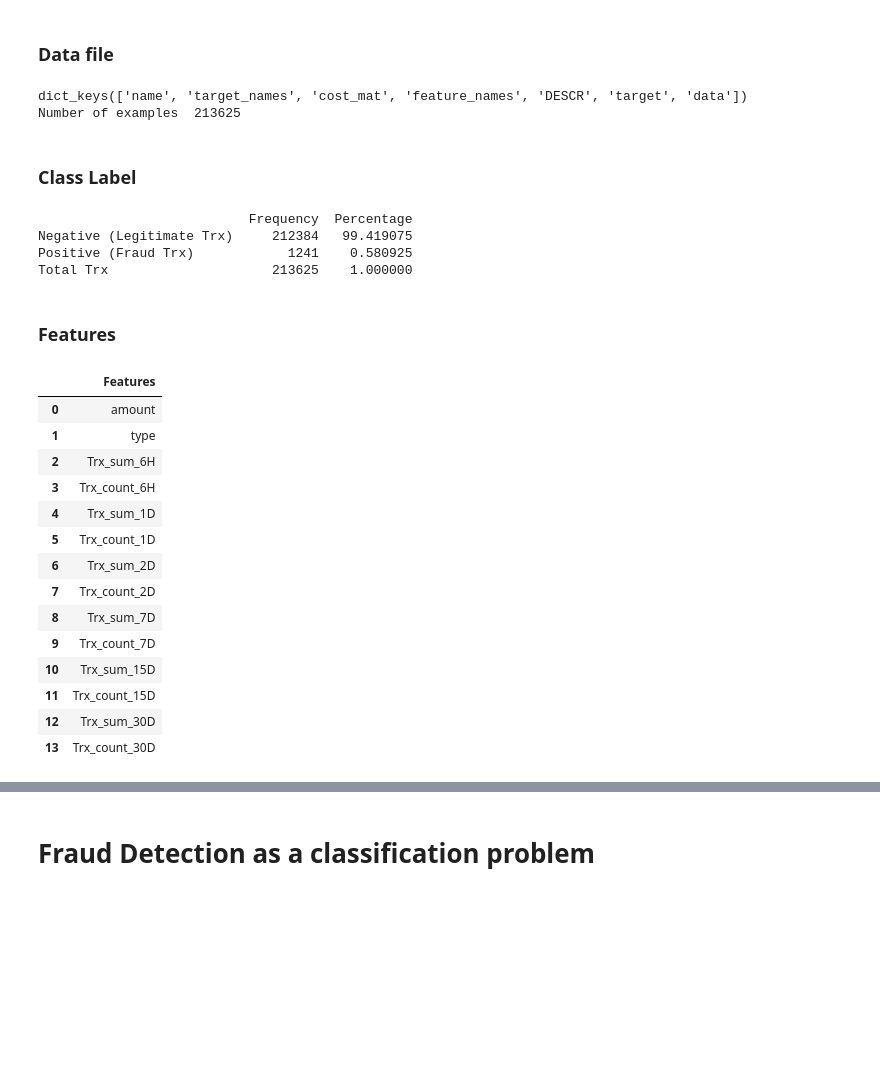
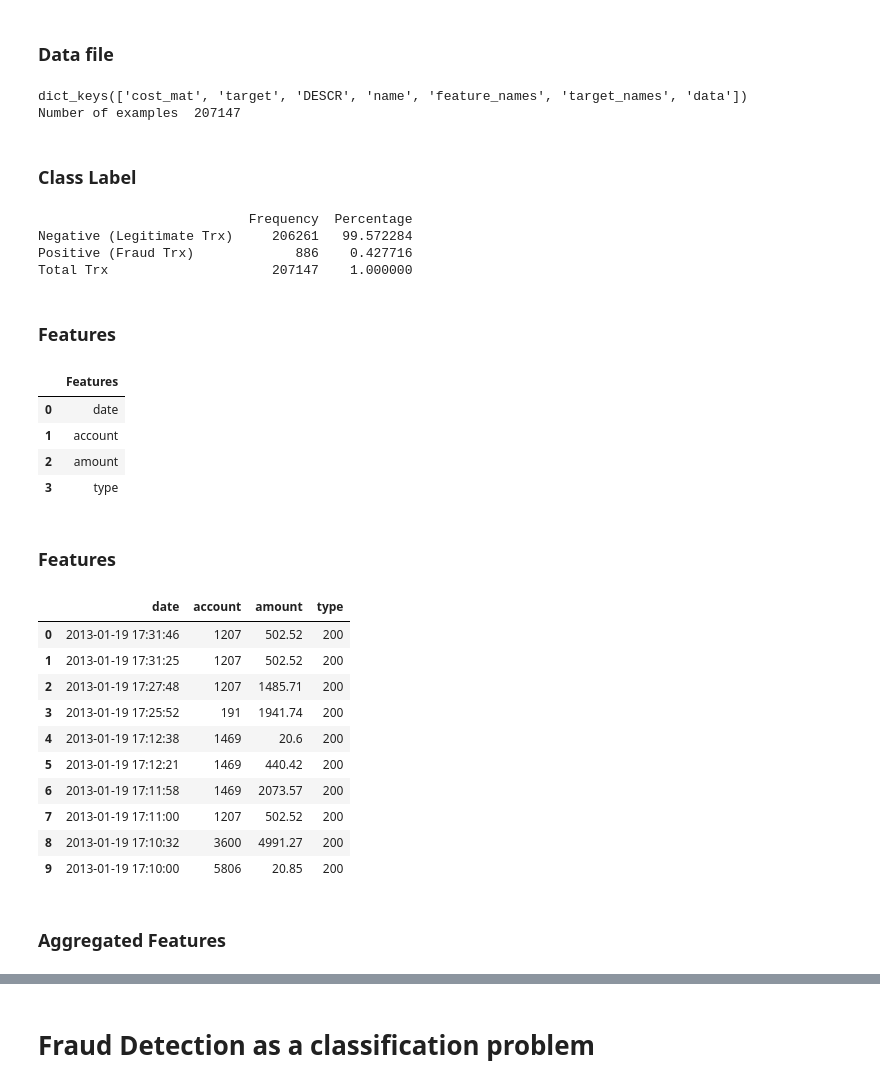
Before and after one commit to albahnsen/CostSensitiveClassification, a Jupyter notebook: doc/tutorials/slides_edcs_fraud_detection.ipynb, the cells around one changed output, grey strips where cells are left out. Saved outputs shown, nothing was run; the diff lists cells and outputs as text; code cells hidden in the pictures; blank space fills up the shorter version.

```diff
--- a/doc/tutorials/slides_edcs_fraud_detection.ipynb
+++ b/doc/tutorials/slides_edcs_fraud_detection.ipynb
@@ -132,13 +132,13 @@ from costcla import datasets
 from costcla.datasets.base import Bunch
 def load_fraud(cost_mat_parameters=dict(Ca=10)):
 #     data_ = pd.read_pickle("trx_fraud_data.pk")
-    data_ = pd.read_pickle("/home/al/DriveAl/EasySol/Projects/DetectTA/Tests/trx_fraud_data.pk")
+    data_ = pd.read_pickle("/home/al/DriveAl/EasySol/Projects/DetectTA/Tests/trx_fraud_data_v3_agg.pk")
     target = data_['fraud'].values
     data = data_.drop('fraud', 1)
     n_samples = data.shape[0]
     cost_mat = np.zeros((n_samples, 4))
     cost_mat[:, 0] = cost_mat_parameters['Ca']
-    cost_mat[:, 1] = data['amount'] / 10
+    cost_mat[:, 1] = data['amount']
     cost_mat[:, 2] = cost_mat_parameters['Ca']
     cost_mat[:, 3] = 0.0
     return Bunch(data=data.values, target=target, cost_mat=cost_mat,
@@ -153,8 +153,8 @@ data = datasets.load_fraud()
 print(data.keys())
 print('Number of examples ', data.target.shape[0])
 # %% [output]
-dict_keys(['name', 'target_names', 'cost_mat', 'feature_names', 'DESCR', 'target', 'data'])
-Number of examples  213625
+dict_keys(['cost_mat', 'target', 'DESCR', 'name', 'feature_names', 'target_names', 'data'])
+Number of examples  207147
 # %% [markdown]
 ### Class Label
 # %%
@@ -165,26 +165,35 @@ target.loc['Total Trx'] = [data.target.shape[0], 1.]
 print(target)
 # %% [output]
                            Frequency  Percentage
-Negative (Legitimate Trx)     212384   99.419075
-Positive (Fraud Trx)            1241    0.580925
-Total Trx                     213625    1.000000
+Negative (Legitimate Trx)     206261   99.572284
+Positive (Fraud Trx)             886    0.427716
+Total Trx                     207147    1.000000
 # %% [markdown]
 ### Features
 # %%
-pd.DataFrame(data.feature_names, columns=('Features',))
+pd.DataFrame(data.feature_names[:4], columns=('Features',))
 # %% [output]
 |  | Features |
-| 0 | amount |
-| 1 | type |
-| 2 | Trx_sum_6H |
-| 3 | Trx_count_6H |
-| 4 | Trx_sum_1D |
-| 5 | Trx_count_1D |
-| 6 | Trx_sum_2D |
-| 7 | Trx_count_2D |
-| 8 | Trx_sum_7D |
-| 9 | Trx_count_7D |
-| 10 | Trx_sum_15D |
-| 11 | Trx_count_15D |
-| 12 | Trx_sum_30D |
-| 13 | Trx_count_30D |
+| 0 | date |
+| 1 | account |
+| 2 | amount |
+| 3 | type |
+# %% [markdown]
+### Features
+# %%
+df = pd.DataFrame(data.data[:, :4], columns=data.feature_names[:4])
+df.head(10)
+# %% [output]
+|  | date | account | amount | type |
+| 0 | 2013-01-19 17:31:46 | 1207 | 502.52 | 200 |
+| 1 | 2013-01-19 17:31:25 | 1207 | 502.52 | 200 |
+| 2 | 2013-01-19 17:27:48 | 1207 | 1485.71 | 200 |
+| 3 | 2013-01-19 17:25:52 | 191 | 1941.74 | 200 |
+| 4 | 2013-01-19 17:12:38 | 1469 | 20.6 | 200 |
+| 5 | 2013-01-19 17:12:21 | 1469 | 440.42 | 200 |
+| 6 | 2013-01-19 17:11:58 | 1469 | 2073.57 | 200 |
+| 7 | 2013-01-19 17:11:00 | 1207 | 502.52 | 200 |
+| 8 | 2013-01-19 17:10:32 | 3600 | 4991.27 | 200 |
+| 9 | 2013-01-19 17:10:00 | 5806 | 20.85 | 200 |
+# %% [markdown]
+### Aggregated Features
```
Also changed, not shown: parts of 44 cells of this notebook.
